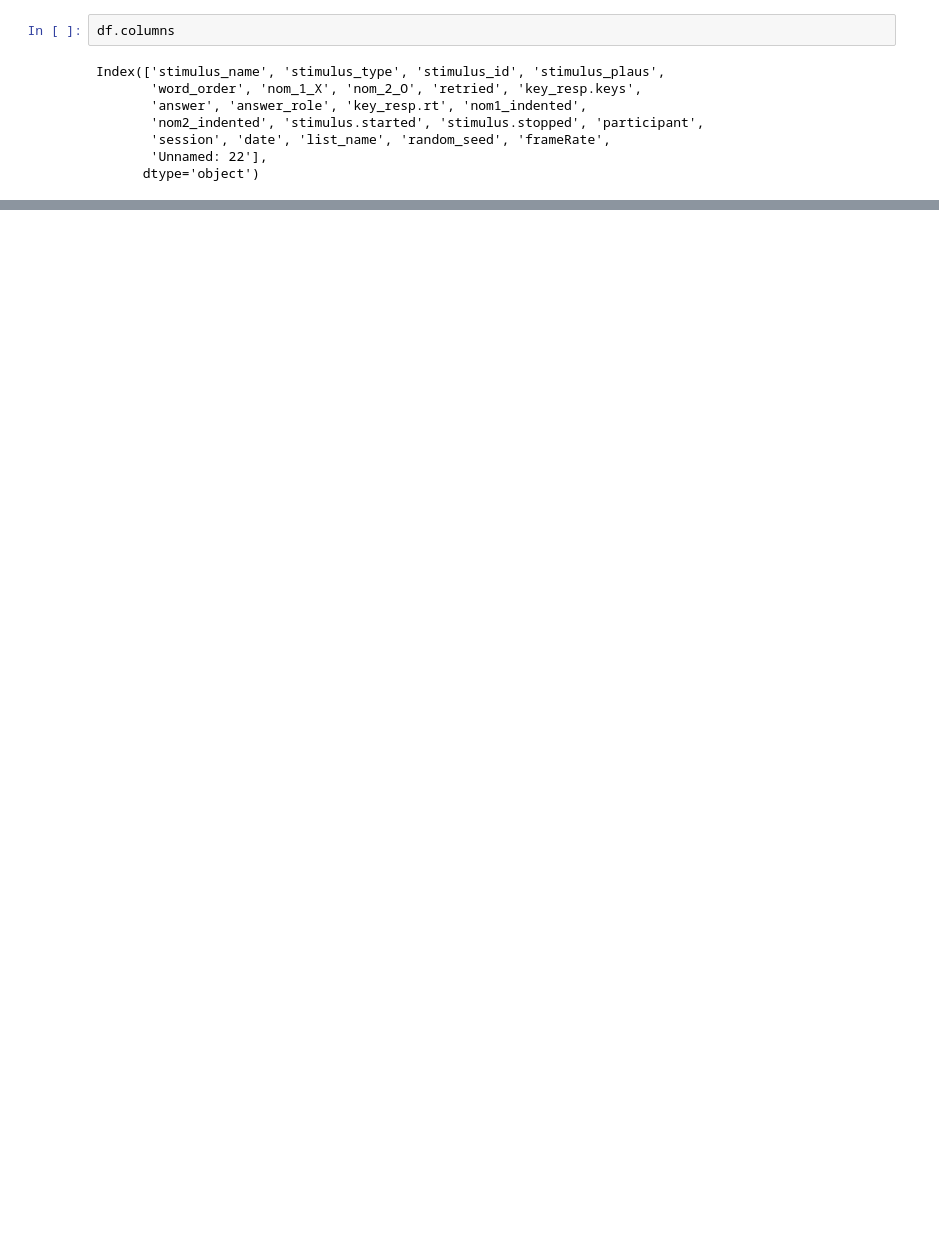
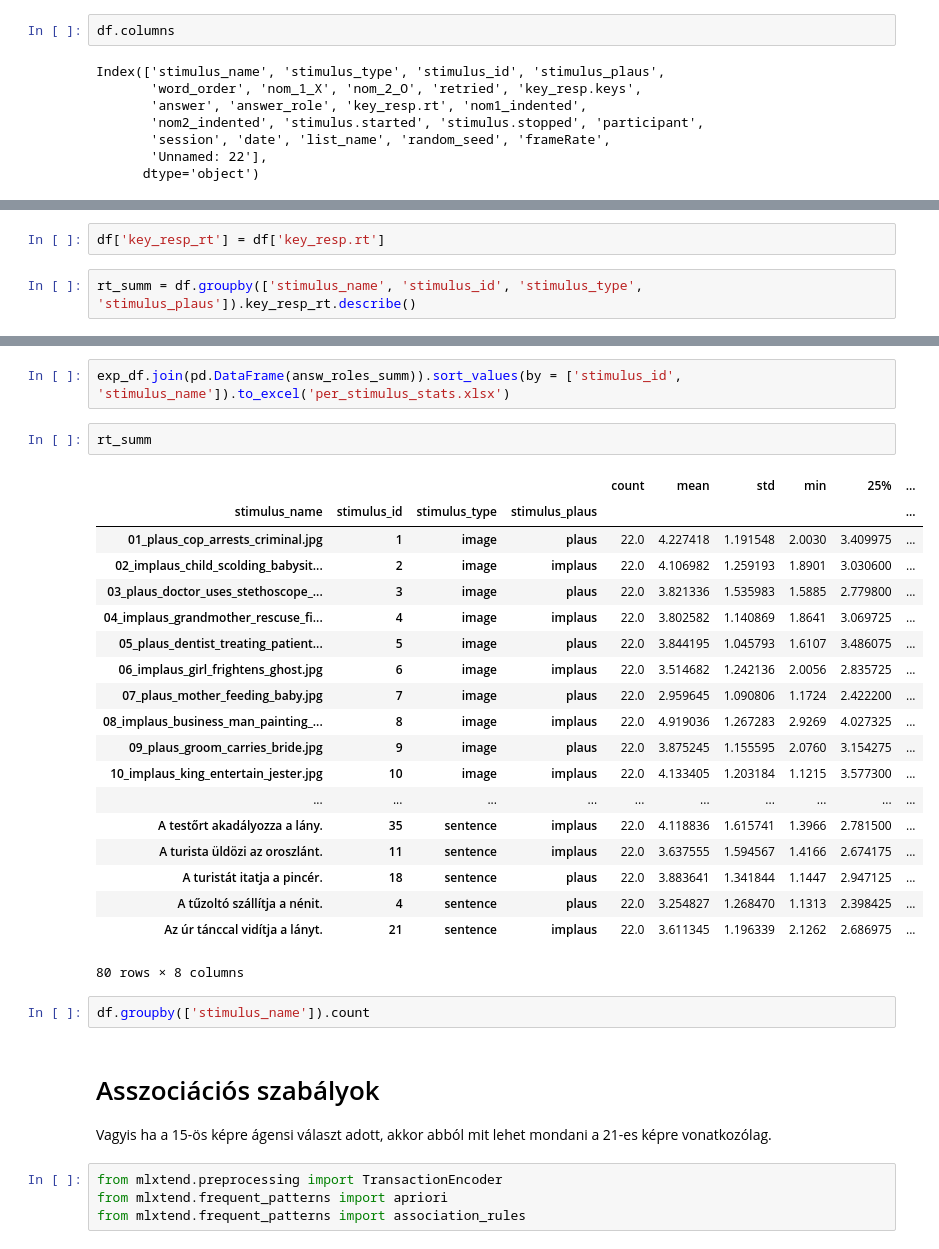
Before and after one commit to levaid/nominalization_plausability_psypy, a Jupyter notebook: hypothesis_testing/testing.ipynb, the cells around one changed output, grey strips where cells are left out. Cells and saved outputs as stored; diff of their text form; blank space fills up the shorter version.

```diff
--- a/hypothesis_testing/testing.ipynb
+++ b/hypothesis_testing/testing.ipynb
@@ -197,0 +164,4 @@ frequent_itemsets
+# %%
+df['key_resp_rt'] = df['key_resp.rt']
+# %%
+rt_summ = df.groupby(['stimulus_name', 'stimulus_id', 'stimulus_type', 'stimulus_plaus']).key_resp_rt.describe()
@@ -197,0 +192,34 @@ frequent_itemsets
+# %%
+exp_df.join(pd.DataFrame(answ_roles_summ)).sort_values(by = ['stimulus_id', 'stimulus_name']).to_excel('per_stimulus_stats.xlsx')
+# %%
+rt_summ
+# %% [output]
+|  |  |  |  | count | mean | std | min | 25% | ... |
+| stimulus_name | stimulus_id | stimulus_type | stimulus_plaus |  |  |  |  |  | ... |
+| 01_plaus_cop_arrests_criminal.jpg | 1 | image | plaus | 22.0 | 4.227418 | 1.191548 | 2.0030 | 3.409975 | ... |
+| 02_implaus_child_scolding_babysit... | 2 | image | implaus | 22.0 | 4.106982 | 1.259193 | 1.8901 | 3.030600 | ... |
+| 03_plaus_doctor_uses_stethoscope_... | 3 | image | plaus | 22.0 | 3.821336 | 1.535983 | 1.5885 | 2.779800 | ... |
+| 04_implaus_grandmother_rescuse_fi... | 4 | image | implaus | 22.0 | 3.802582 | 1.140869 | 1.8641 | 3.069725 | ... |
+| 05_plaus_dentist_treating_patient... | 5 | image | plaus | 22.0 | 3.844195 | 1.045793 | 1.6107 | 3.486075 | ... |
+| 06_implaus_girl_frightens_ghost.jpg | 6 | image | implaus | 22.0 | 3.514682 | 1.242136 | 2.0056 | 2.835725 | ... |
+| 07_plaus_mother_feeding_baby.jpg | 7 | image | plaus | 22.0 | 2.959645 | 1.090806 | 1.1724 | 2.422200 | ... |
+| 08_implaus_business_man_painting_... | 8 | image | implaus | 22.0 | 4.919036 | 1.267283 | 2.9269 | 4.027325 | ... |
+| 09_plaus_groom_carries_bride.jpg | 9 | image | plaus | 22.0 | 3.875245 | 1.155595 | 2.0760 | 3.154275 | ... |
+| 10_implaus_king_entertain_jester.jpg | 10 | image | implaus | 22.0 | 4.133405 | 1.203184 | 1.1215 | 3.577300 | ... |
+| ... | ... | ... | ... | ... | ... | ... | ... | ... | ... |
+| A testőrt akadályozza a lány. | 35 | sentence | implaus | 22.0 | 4.118836 | 1.615741 | 1.3966 | 2.781500 | ... |
+| A turista üldözi az oroszlánt. | 11 | sentence | implaus | 22.0 | 3.637555 | 1.594567 | 1.4166 | 2.674175 | ... |
+| A turistát itatja a pincér. | 18 | sentence | plaus | 22.0 | 3.883641 | 1.341844 | 1.1447 | 2.947125 | ... |
+| A tűzoltó szállítja a nénit. | 4 | sentence | plaus | 22.0 | 3.254827 | 1.268470 | 1.1313 | 2.398425 | ... |
+| Az úr tánccal vidítja a lányt. | 21 | sentence | implaus | 22.0 | 3.611345 | 1.196339 | 2.1262 | 2.686975 | ... |
+80 rows × 8 columns
+# %%
+df.groupby(['stimulus_name']).count
+# %% [markdown]
+# Asszociációs szabályok
+
+Vagyis ha a 15-ös képre ágensi választ adott, akkor abból mit lehet mondani a 21-es képre vonatkozólag.
+# %%
+from mlxtend.preprocessing import TransactionEncoder
+from mlxtend.frequent_patterns import apriori
+from mlxtend.frequent_patterns import association_rules
```
Also changed, not shown: parts of 25 cells of this notebook.
